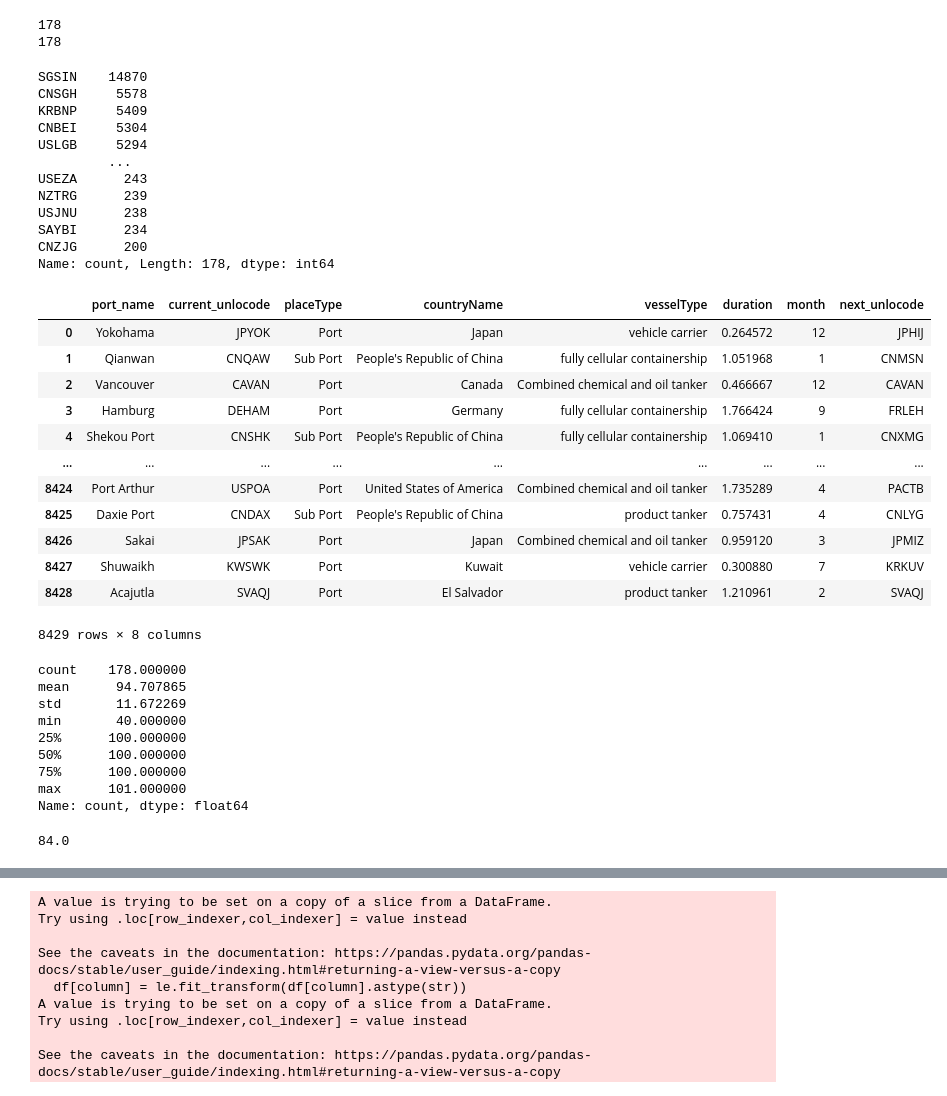
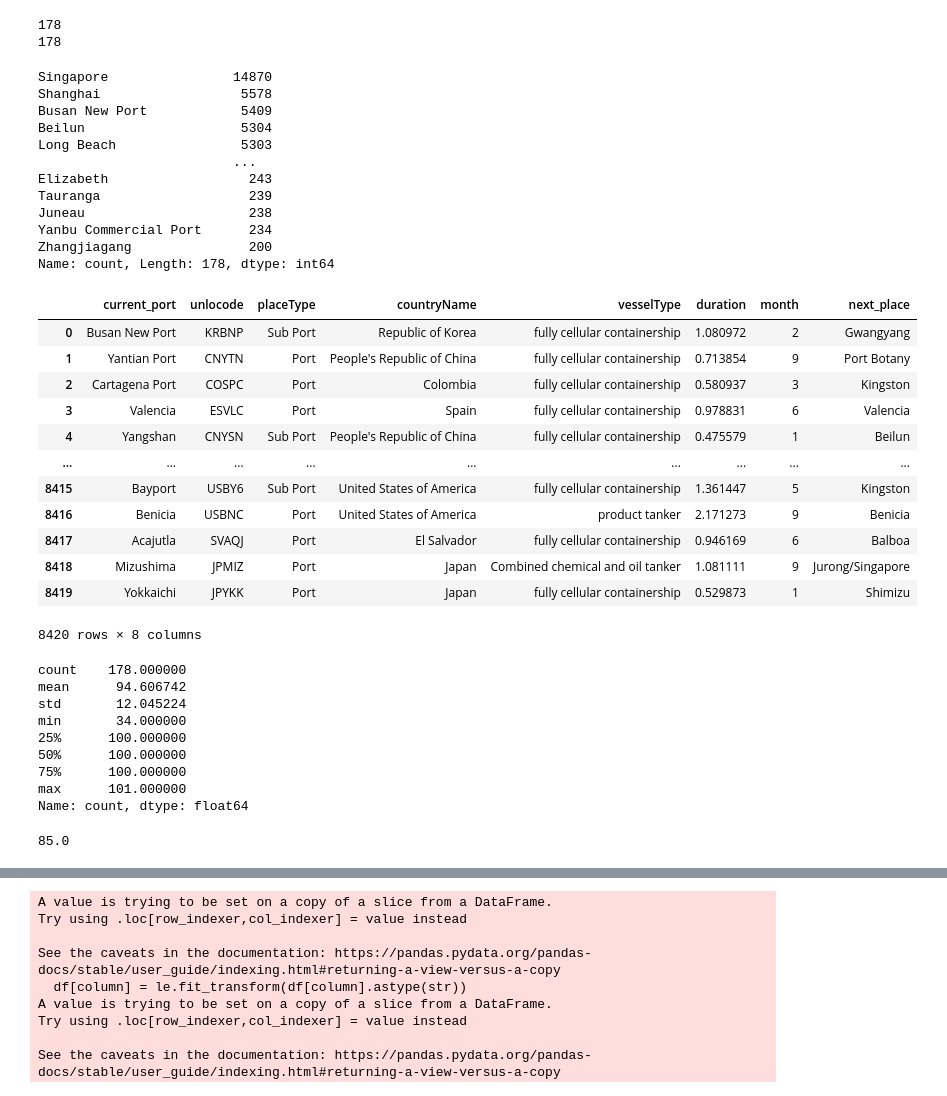
Before and after one commit to SySyAli/ais_port_prediction, a Jupyter notebook: notebooks/random_forest2_name.ipynb, the cells around one changed output, grey strips where cells are left out. Saved outputs shown, nothing was run; the diff lists cells and outputs as text; code cells hidden in the pictures.

Commit message:
Adding place name vs unlocode.

```diff
--- a/notebooks/random_forest2.ipynb
+++ b/notebooks/random_forest2_name.ipynb
@@ -34,12 +15,12 @@ pre_df["month"] = pre_df["arrivalDate"].dt.month
 pre_df['duration'] = pre_df['duration'] / pd.Timedelta(days=1)
 # %%
 # drop null values in df
-pre_df.dropna(inplace=True)
+pre_df = pre_df.dropna()
 # %%
 # preprocess data
 # sort by imo number
 pre_df.sort_values(by=["IMO", "arrivalDate"], inplace=True)
-pre_df['next_unlocode'] = pre_df.groupby('IMO')['place.unlocode'].shift(-1)
+pre_df['next_place'] = pre_df.groupby('IMO')['place.placeName'].shift(-1)
 pre_df['is_last_imo'] = pre_df['IMO'] != pre_df['IMO'].shift(-1)
 pre_df = pre_df[~pre_df["is_last_imo"]]
 pre_df = pre_df[pre_df["Event_Type"] != "ARRIVAL"]
@@ -85,6 +66,6 @@ pre_df
 | 12577 | Singapore | SGSIN | Port | Republic of Singapore | fully cellular containership | 0.272824 | ... |
 170752 rows × 8 columns
 # %%
-df = pre_df.rename(columns={'place.unlocode':'current_unlocode', 'place.placeName':'port_name','vessel.vesselType':'vesselType', 'place.placeType': 'placeType', 'place.countryName': 'countryName'})
+df = pre_df.rename(columns={'place.unlocode':'unlocode', 'place.placeName':'current_port','vessel.vesselType':'vesselType', 'place.placeType': 'placeType', 'place.countryName': 'countryName'})
 df
 # %% [output]
@@ -135,7 +116,7 @@ max      8980.000000
 Name: count, dtype: float64
 # %%
 # Calculate frequency of each port for thresholding
-port_counts = pd.concat([df['current_unlocode'], df['next_unlocode']]).value_counts()
+port_counts = pd.concat([df['current_port'], df['next_place']]).value_counts()
 
 # Define the threshold (assuming 500 based on your update)
 threshold = port_counts.quantile(0.90)
@@ -145,6 +126,6 @@ print(threshold)
 valid_ports_df = port_counts[port_counts >= threshold]
 valid_ports = port_counts[port_counts >= threshold].index
 # Keep only rows where both current and next ports are in valid_ports
-filtered_df = df[(df['current_unlocode'].isin(valid_ports)) & (df['next_unlocode'].isin(valid_ports))]
+filtered_df = df[(df['current_port'].isin(valid_ports)) & (df['next_place'].isin(valid_ports))]
 filtered_df
 # %% [output]
@@ -171,20 +152,20 @@ print(len(set(valid_ports)))
 178
 # %%
 # value counts of filtered_df
-vc_filtered_df = pd.concat([filtered_df['current_unlocode'], filtered_df['next_unlocode']]).value_counts()
+vc_filtered_df = pd.concat([filtered_df['current_port'], filtered_df['next_place']]).value_counts()
 vc_filtered_df
 # %% [output]
-SGSIN    14870
-CNSGH     5578
-KRBNP     5409
-CNBEI     5304
-USLGB     5294
-         ...
-USEZA      243
-NZTRG      239
-USJNU      238
-SAYBI      234
-CNZJG      200
+Singapore                14870
+Shanghai                  5578
+Busan New Port            5409
+Beilun                    5304
+Long Beach                5303
+                         ...
+Elizabeth                  243
+Tauranga                   239
+Juneau                     238
+Yanbu Commercial Port      234
+Zhangjiagang               200
 Name: count, Length: 178, dtype: int64
 # %%
 # Select a certain number of samples for each port
@@ -192,63 +173,63 @@ Name: count, Length: 178, dtype: int64
 rows_to_add = []
 
 # Track how many times each port has been added
 port_usage = {port: 0 for port in valid_ports}
 
 # Shuffle the data to randomize the sampling
 filtered_df = filtered_df.sample(frac=1, random_state=42)
 
 for _, row in filtered_df.iterrows():
-    current_port = row['current_unlocode']
-    next_port = row['next_unlocode']
+    current_port = row['current_port']
+    next_port = row['next_place']
     # Check if both ports in the row can still be added
     if port_usage[current_port] < 100 and port_usage[next_port] < 100:
         rows_to_add.append(row)
         # Update the usage count for both ports
         port_usage[current_port] += 1
         port_usage[next_port] += 1
 
         # Stop adding if both have reached the limit
         if all(count >= 100 for count in port_usage.values()):
             break
 
 # Create the final DataFrame from the list of rows
 balanced_df = pd.DataFrame(rows_to_add)
 
 # Reset index after all operations
 balanced_df = balanced_df.reset_index(drop=True)
 
 # Print value counts to confirm balancing
-df_bal_counts = pd.concat([balanced_df['current_unlocode'], balanced_df['next_unlocode']]).value_counts()
+df_bal_counts = pd.concat([balanced_df['current_port'], balanced_df['next_place']]).value_counts()
 df_bal_counts.describe()
 balanced_df
 # %% [output]
-|  | port_name | current_unlocode | placeType | countryName | vesselType | duration | month | next_unlocode |
-| 0 | Yokohama | JPYOK | Port | Japan | vehicle carrier | 0.264572 | 12 | JPHIJ |
-| 1 | Qianwan | CNQAW | Sub Port | People's Republic of China | fully cellular containership | 1.051968 | 1 | CNMSN |
-| 2 | Vancouver | CAVAN | Port | Canada | Combined chemical and oil tanker | 0.466667 | 12 | CAVAN |
-| 3 | Hamburg | DEHAM | Port | Germany | fully cellular containership | 1.766424 | 9 | FRLEH |
-| 4 | Shekou Port | CNSHK | Sub Port | People's Republic of China | fully cellular containership | 1.069410 | 1 | CNXMG |
+|  | current_port | unlocode | placeType | countryName | vesselType | duration | month | next_place |
+| 0 | Busan New Port | KRBNP | Sub Port | Republic of Korea | fully cellular containership | 1.080972 | 2 | Gwangyang |
+| 1 | Yantian Port | CNYTN | Port | People's Republic of China | fully cellular containership | 0.713854 | 9 | Port Botany |
+| 2 | Cartagena Port | COSPC | Port | Colombia | fully cellular containership | 0.580937 | 3 | Kingston |
+| 3 | Valencia | ESVLC | Port | Spain | fully cellular containership | 0.978831 | 6 | Valencia |
+| 4 | Yangshan | CNYSN | Sub Port | People's Republic of China | fully cellular containership | 0.475579 | 1 | Beilun |
 | ... | ... | ... | ... | ... | ... | ... | ... | ... |
-| 8424 | Port Arthur | USPOA | Port | United States of America | Combined chemical and oil tanker | 1.735289 | 4 | PACTB |
-| 8425 | Daxie Port | CNDAX | Sub Port | People's Republic of China | product tanker | 0.757431 | 4 | CNLYG |
-| 8426 | Sakai | JPSAK | Port | Japan | Combined chemical and oil tanker | 0.959120 | 3 | JPMIZ |
-| 8427 | Shuwaikh | KWSWK | Port | Kuwait | vehicle carrier | 0.300880 | 7 | KRKUV |
-| 8428 | Acajutla | SVAQJ | Port | El Salvador | product tanker | 1.210961 | 2 | SVAQJ |
+| 8415 | Bayport | USBY6 | Sub Port | United States of America | fully cellular containership | 1.361447 | 5 | Kingston |
+| 8416 | Benicia | USBNC | Port | United States of America | product tanker | 2.171273 | 9 | Benicia |
+| 8417 | Acajutla | SVAQJ | Port | El Salvador | fully cellular containership | 0.946169 | 6 | Balboa |
+| 8418 | Mizushima | JPMIZ | Port | Japan | Combined chemical and oil tanker | 1.081111 | 9 | Jurong/Singapore |
+| 8419 | Yokkaichi | JPYKK | Port | Japan | fully cellular containership | 0.529873 | 1 | Shimizu |
-8429 rows × 8 columns
+8420 rows × 8 columns
 # %%
 print(df_bal_counts.describe())
 df_bal_counts.quantile(0.15)
 # %% [output]
 count    178.000000
-mean      94.707865
-std       11.672269
-min       40.000000
+mean      94.606742
+std       12.045224
+min       34.000000
 25%      100.000000
 50%      100.000000
 75%      100.000000
 max      101.000000
 Name: count, dtype: float64
-84.0
+85.0
 # %%
 threshold = df_bal_counts.quantile(0.15)
 # filter ports again to remove ports in balanced_df that are not above a certain threshold from df_bal_counts
```
Also changed, not shown: parts of 21 cells of this notebook, 1 other file.
